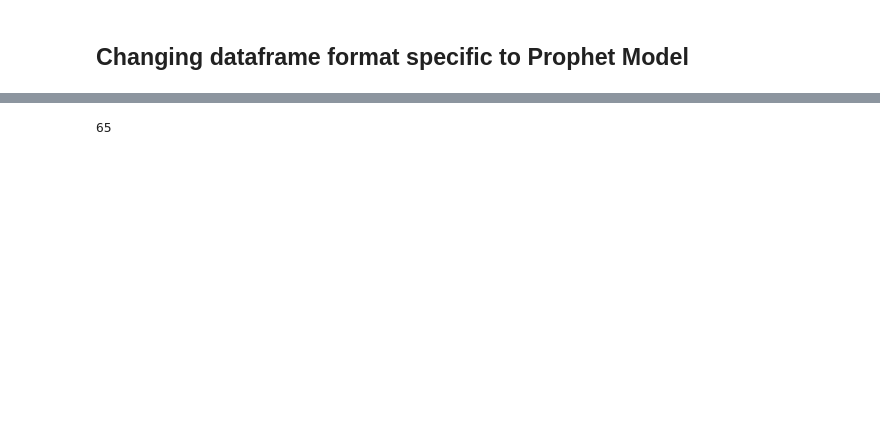
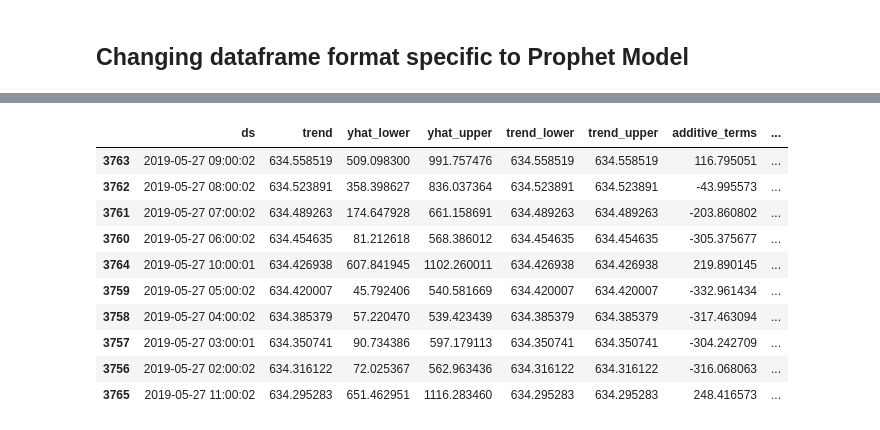
Before and after one commit to KanishAnand/Energy-Prediction-Webapp, a Jupyter notebook: src/model.ipynb, the cells around one changed output, grey strips where cells are left out. Cells and saved outputs as stored; diff of their text form; code cells hidden in the pictures; blank space fills up the shorter version.

```diff
--- a/src/model.ipynb
+++ b/src/model.ipynb
@@ -108,4 +131,14 @@ p=model.predict(df)
-# %%
-p.size
-# %% [output]
-65
+# %%
+prediction.nlargest(10,'trend')
+# %% [output]
+|  | ds | trend | yhat_lower | yhat_upper | trend_lower | trend_upper | additive_terms | ... |
+| 3763 | 2019-05-27 09:00:02 | 634.558519 | 509.098300 | 991.757476 | 634.558519 | 634.558519 | 116.795051 | ... |
+| 3762 | 2019-05-27 08:00:02 | 634.523891 | 358.398627 | 836.037364 | 634.523891 | 634.523891 | -43.995573 | ... |
+| 3761 | 2019-05-27 07:00:02 | 634.489263 | 174.647928 | 661.158691 | 634.489263 | 634.489263 | -203.860802 | ... |
+| 3760 | 2019-05-27 06:00:02 | 634.454635 | 81.212618 | 568.386012 | 634.454635 | 634.454635 | -305.375677 | ... |
+| 3764 | 2019-05-27 10:00:01 | 634.426938 | 607.841945 | 1102.260011 | 634.426938 | 634.426938 | 219.890145 | ... |
+| 3759 | 2019-05-27 05:00:02 | 634.420007 | 45.792406 | 540.581669 | 634.420007 | 634.420007 | -332.961434 | ... |
+| 3758 | 2019-05-27 04:00:02 | 634.385379 | 57.220470 | 539.423439 | 634.385379 | 634.385379 | -317.463094 | ... |
+| 3757 | 2019-05-27 03:00:01 | 634.350741 | 90.734386 | 597.179113 | 634.350741 | 634.350741 | -304.242709 | ... |
+| 3756 | 2019-05-27 02:00:02 | 634.316122 | 72.025367 | 562.963436 | 634.316122 | 634.316122 | -316.068063 | ... |
+| 3765 | 2019-05-27 11:00:02 | 634.295283 | 651.462951 | 1116.283460 | 634.295283 | 634.295283 | 248.416573 | ... |
```
Also changed, not shown: parts of 24 cells of this notebook.
